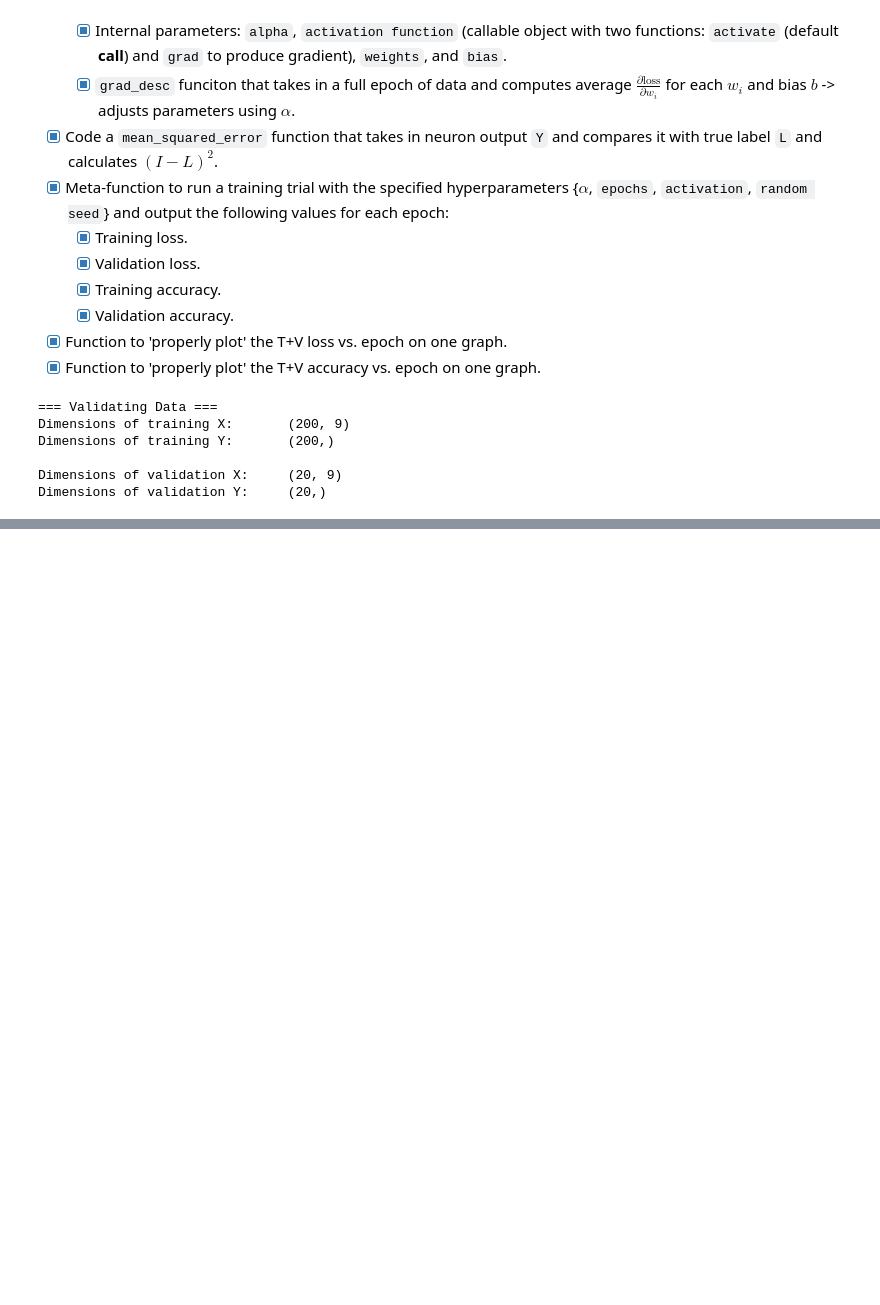
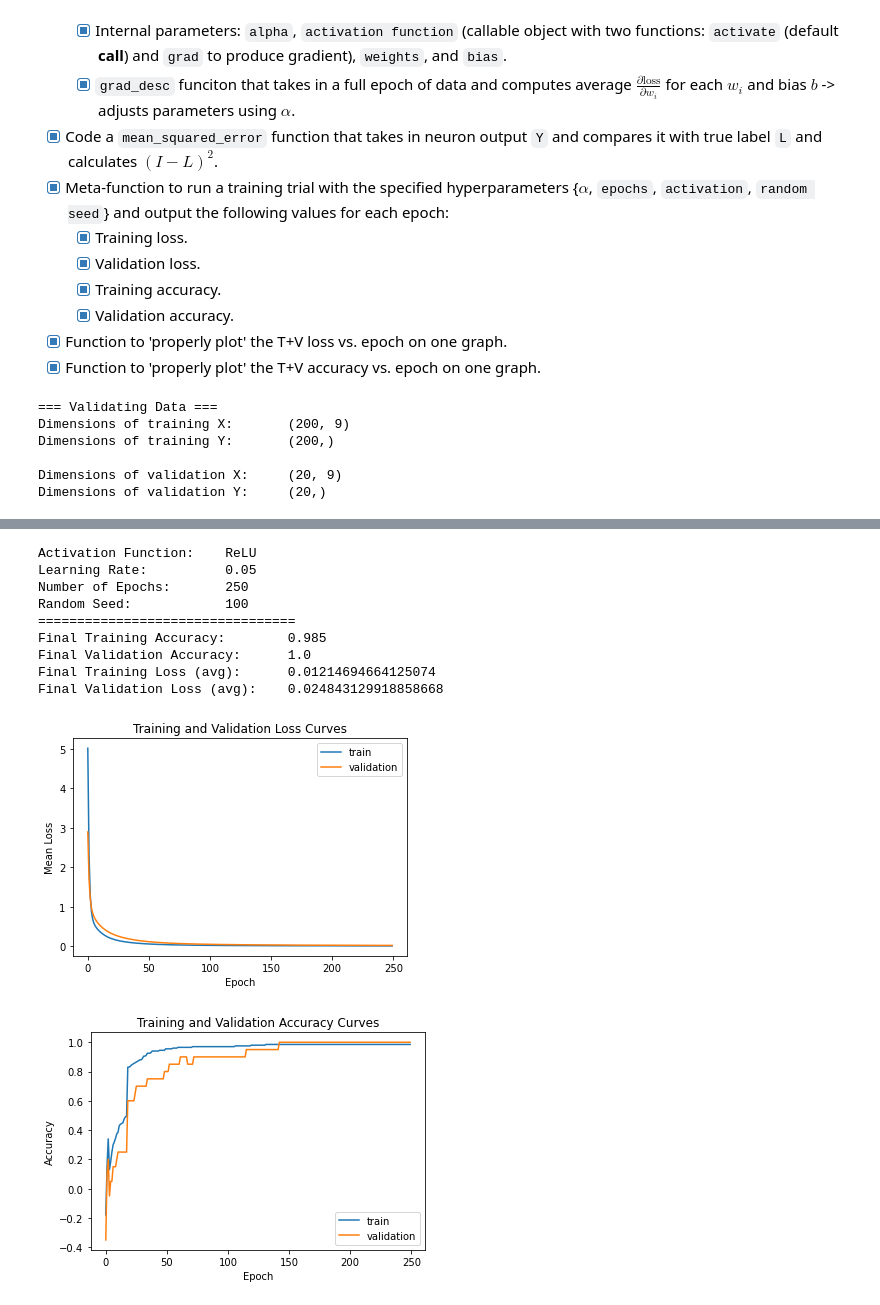
Before and after one commit to amanb2000/Machine_Intelligence_Intro, a Jupyter notebook: 02/part1.ipynb, the cells around one changed output, grey strips where cells are left out. Saved outputs shown, nothing was run; the diff lists cells and outputs as text; code cells hidden in the pictures; blank space fills up the shorter version.

```diff
--- a/02/part1.ipynb
+++ b/02/part1.ipynb
@@ -257,0 +593,37 @@ get_report(activation_func, num_epochs=200, alpha=0.01, rand_seed=0, plot=True):
+# %%
+"""
+=== PART 6.2.3: Learning Rate is Just Right! ===
+
+REQUESTED:
+* __Properly labelled__ loss and accuracy plots vs. epoch.
+* Nine weights displayed via `dispKernel` function.
+
+EXECUTION:
+* We select alpha:      0.05
+* Reasonable other values:
+    * epochs:           250
+    * activ. func.:     ReLU
+    * random_seed:      194
+"""
+
+epochs = 250
+alpha = 0.05
+random_seed = 100
+
+# Storing 'effects on training and validation accuracy'.
+training_accuracies = []
+validation_accuracies = []
+
+report = get_report(ReLU, num_epochs=epochs, alpha=alpha, rand_seed=random_seed, plot=True, mute=False)
+# %% [output]
+Activation Function:    ReLU
+Learning Rate:          0.05
+Number of Epochs:       250
+Random Seed:            100
+=================================
+Final Training Accuracy:        0.985
+Final Validation Accuracy:      1.0
+Final Training Loss (avg):      0.01214694664125074
+Final Validation Loss (avg):    0.024843129918858668
+[figure, added]
+[figure, added]
```
Also changed, not shown: parts of 12 cells of this notebook.
